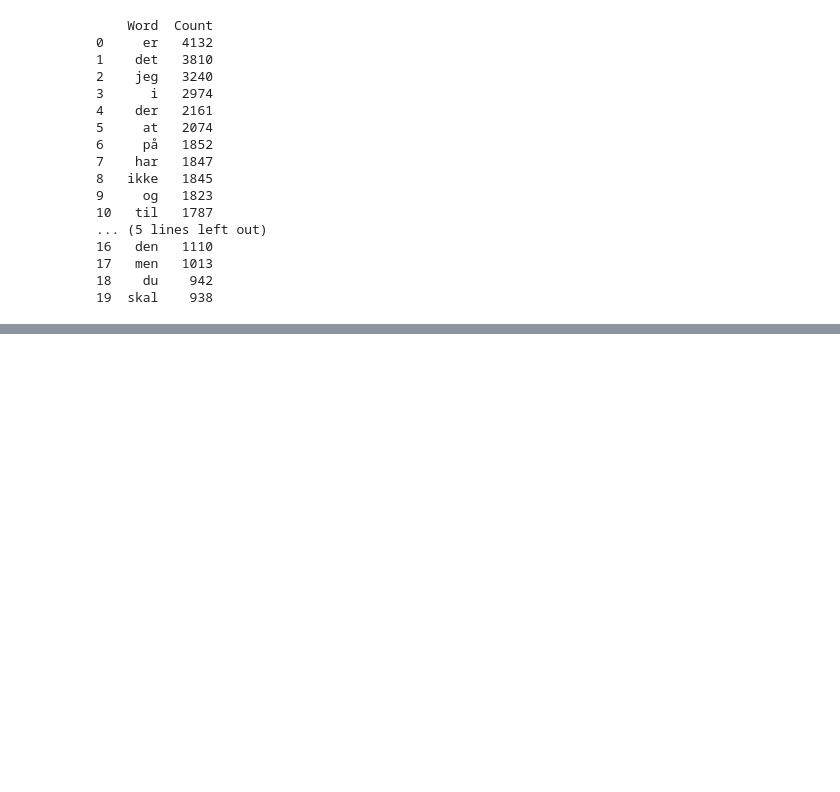
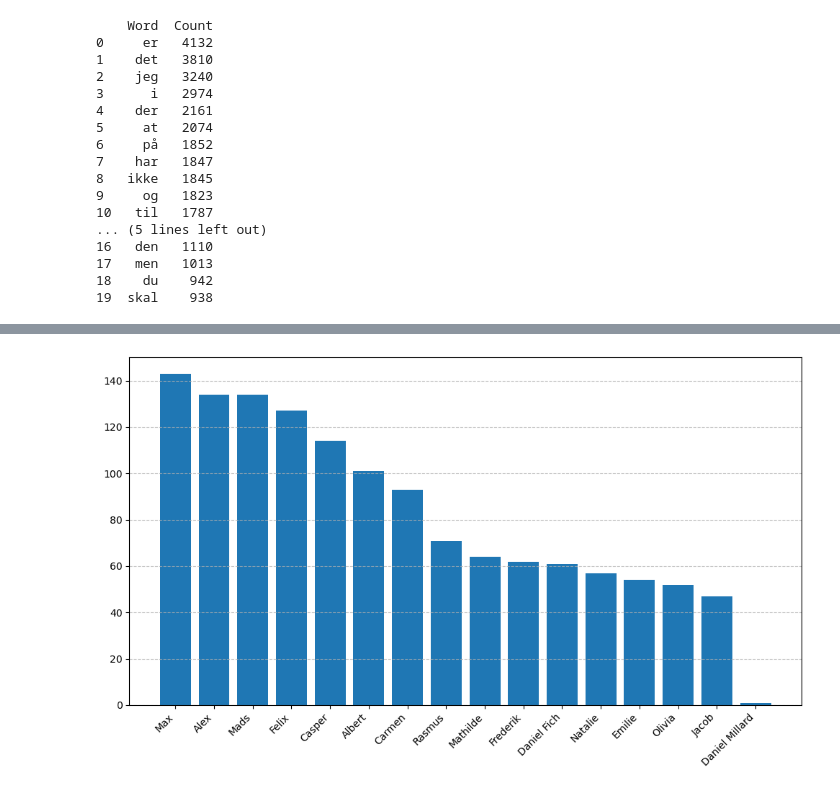
Before and after one commit to AlbertRossJoh/swuchat, a Jupyter notebook: analysis.ipynb, the cells around one changed output, grey strips where cells are left out. Cells and saved outputs as stored; diff of their text form; code cells hidden in the pictures; blank space fills up the shorter version.

```diff
--- a/analysis.ipynb
+++ b/analysis.ipynb
@@ -566,0 +512,79 @@ print(total_occurrences)
+# %%
+import pandas as pd
+import matplotlib.pyplot as plt
+import re
+import numpy as np
+
+# --- 1. PREPARE THE DATA AND EXTRACT UNIQUE FIRST NAMES ---
+# Ensure content is string, lowercased, and NaNs are handled
+df['content'] = df['content'].astype(str).str.lower().fillna('')
+
+# Extract the first word of each sender's name as the first name, and get unique list
+# Assumes names are formatted "FirstName LastName"
+first_names = df['sender_name'].str.split().str[0].str.lower().unique()
+
+# Optional: Refine the list to remove very short or non-name entries
+first_names = [name for name in first_names if len(name) > 1 and name not in ['du', 'jeg', 'har']]
+first_names.remove('daniel')
+
+# --- 2. COUNT MENTIONS FOR EACH FIRST NAME ---
+name_mention_counts = {}
+
+# Iterate through the unique first names
+for name in first_names:
+    # Use a regular expression to search for the name as a whole word (\b)
+    # The sum() function aggregates the count from all messages
+    count = df['content'].apply(
+        lambda x: len(re.findall(rf'\b{name}\b', x))
+    ).sum()
+
+    # Store the result only if the name was mentioned at least once
+    if count > 0:
+        # Capitalize the name for plotting/display purposes
+        name_mention_counts[name.title()] = count
+
+dm_count = df['content'].apply(
+    lambda x: len(re.findall(rf'daniel millard\w+', x))
+).sum()
+df_count = df['content'].apply(
+    lambda x: len(re.findall(rf'daniel f\w+', x))
+).sum()
+df_count += df['content'].apply(
+    lambda x: len(re.findall(rf'gul trøje', x))
+).sum()
+
+name_mention_counts["Daniel Millard"] = dm_count
+name_mention_counts["Daniel Fich"] = df_count
+
+
+# Convert the results to a DataFrame for sorting
+mentions_df = pd.Series(name_mention_counts).to_frame(name='Mention Count')
+mentions_df = mentions_df.sort_values(by='Mention Count', ascending=False)
+
+# --- 3. PLOT THE RESULTS USING MATPLOTLIB ---
+
+# Select the top 10 most mentioned names for a readable plot
+top_n = 10
+plot_df = mentions_df
+
+plt.figure(figsize=(10, 6))
+
+plt.bar(
+    plot_df.index,
+    plot_df['Mention Count'],
+    color='#1f77b4' # A standard Matplotlib blue
+)
+
+plt.xticks(rotation=45, ha='right') # Rotate labels for better fit
+plt.grid(axis='y', linestyle='--', alpha=0.7)
+plt.tight_layout()
+
+# Save the plot to a file
+plt.savefig('first_name_mentions_bar_chart.png')
+plt.show() # Note: In non-interactive environments, you'll need to use plt.show()
+             # if you're not saving the figure. In notebooks, this might be optional.
+print(f"Plot saved as 'first_name_mentions_bar_chart.png'")
+print("\nTop 10 Mention Counts:")
+print(plot_df)
+# %% [output]
+[figure, added]
```
Also changed, not shown: parts of 15 cells of this notebook, 18 other files.
